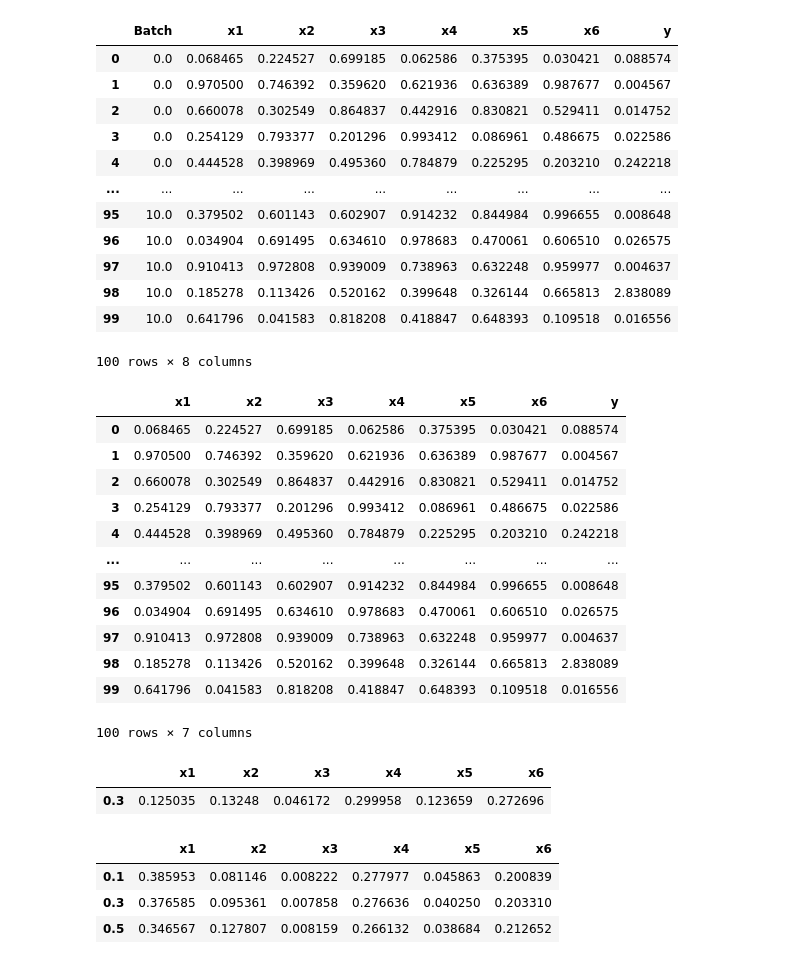
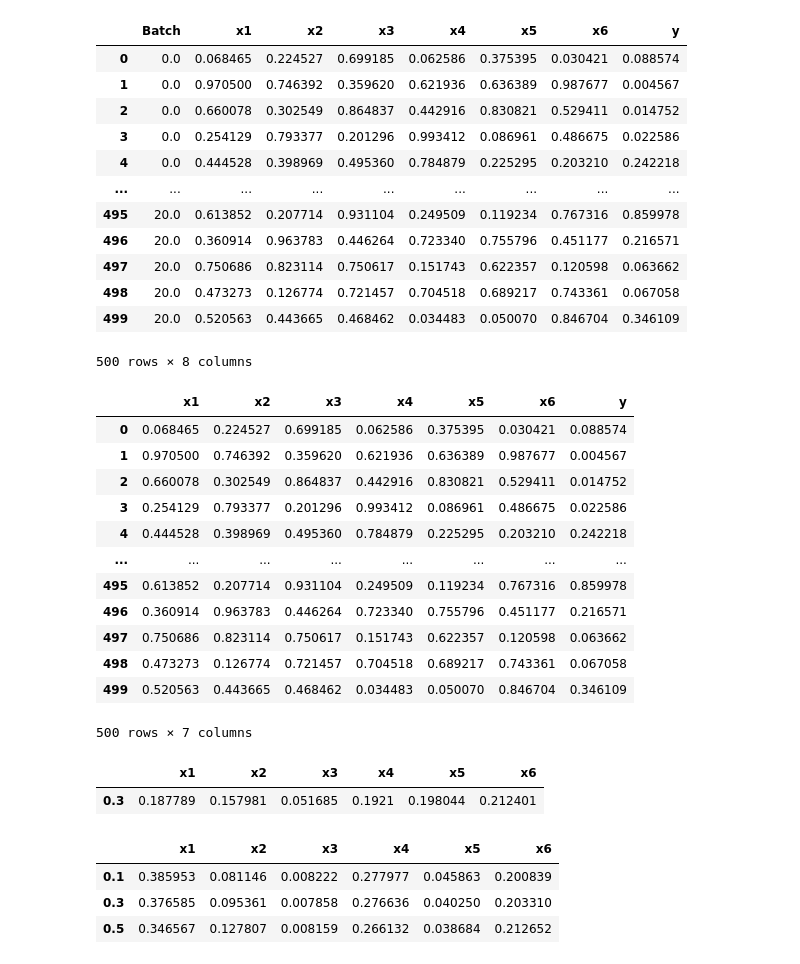
Before and after one commit to Schubydo/msc_code, a Jupyter notebook: SO_Numerical_Experiments/vars_hartmann.ipynb, the cells around one changed output. Cells and saved outputs as stored; diff of their text form; code cells hidden in the pictures.

```diff
--- a/SO_Numerical_Experiments/vars_hartmann.ipynb
+++ b/SO_Numerical_Experiments/vars_hartmann.ipynb
@@ -7,9 +7,9 @@ import seaborn as sns
 import matplotlib.pyplot as plt
 
 # Variables that determine the size of the dataset
-N_INITIAL = 50
-EPOCHS = 10
-BATCH_SIZE = 5
+N_INITIAL = 100
+EPOCHS = 20
+BATCH_SIZE = 20
 DIM = 6
 LOWER = 0
 UPPER = 1
@@ -25,40 +25,40 @@ optimizer = BayesianOptimization(fun=Hartmann(dim=DIM,negate=True),
                                  acqf_type='qUCB')
 
 x_max, y_max = optimizer.run()
 data = optimizer.get_data()
 full = optimizer.format(data, dim=DIM, n_init=N_INITIAL, batch_size=BATCH_SIZE, epochs=EPOCHS)
 display(full)
 
 vars_data = full.drop(columns=['Batch'])
 
 display(vars_data)
 vars_data.to_csv('vars_data.csv', index=False)
-h = 0.5
+h = 0.3
 experiment = DVARS(data_file = 'vars_data.csv',
                    outvarname = 'y',
                    ivars_range = h,
                    phi0=1,
                    phi_max=1e6,
                    tol = 1e-6,
                    correlation_func_type='linear',
                    report_verbose=False)
 
 experiment.run()
 display(experiment.ratios)
 # %% [output]
 |  | Batch | x1 | x2 | x3 | x4 | x5 | x6 | y |
 | 0 | 0.0 | 0.068465 | 0.224527 | 0.699185 | 0.062586 | 0.375395 | 0.030421 | 0.088574 |
 | 1 | 0.0 | 0.970500 | 0.746392 | 0.359620 | 0.621936 | 0.636389 | 0.987677 | 0.004567 |
 | 2 | 0.0 | 0.660078 | 0.302549 | 0.864837 | 0.442916 | 0.830821 | 0.529411 | 0.014752 |
 | 3 | 0.0 | 0.254129 | 0.793377 | 0.201296 | 0.993412 | 0.086961 | 0.486675 | 0.022586 |
 | 4 | 0.0 | 0.444528 | 0.398969 | 0.495360 | 0.784879 | 0.225295 | 0.203210 | 0.242218 |
 | ... | ... | ... | ... | ... | ... | ... | ... | ... |
-| 95 | 10.0 | 0.379502 | 0.601143 | 0.602907 | 0.914232 | 0.844984 | 0.996655 | 0.008648 |
-| 96 | 10.0 | 0.034904 | 0.691495 | 0.634610 | 0.978683 | 0.470061 | 0.606510 | 0.026575 |
-| 97 | 10.0 | 0.910413 | 0.972808 | 0.939009 | 0.738963 | 0.632248 | 0.959977 | 0.004637 |
-| 98 | 10.0 | 0.185278 | 0.113426 | 0.520162 | 0.399648 | 0.326144 | 0.665813 | 2.838089 |
-| 99 | 10.0 | 0.641796 | 0.041583 | 0.818208 | 0.418847 | 0.648393 | 0.109518 | 0.016556 |
+| 495 | 20.0 | 0.613852 | 0.207714 | 0.931104 | 0.249509 | 0.119234 | 0.767316 | 0.859978 |
+| 496 | 20.0 | 0.360914 | 0.963783 | 0.446264 | 0.723340 | 0.755796 | 0.451177 | 0.216571 |
+| 497 | 20.0 | 0.750686 | 0.823114 | 0.750617 | 0.151743 | 0.622357 | 0.120598 | 0.063662 |
+| 498 | 20.0 | 0.473273 | 0.126774 | 0.721457 | 0.704518 | 0.689217 | 0.743361 | 0.067058 |
+| 499 | 20.0 | 0.520563 | 0.443665 | 0.468462 | 0.034483 | 0.050070 | 0.846704 | 0.346109 |
-100 rows × 8 columns
+500 rows × 8 columns
 |  | x1 | x2 | x3 | x4 | x5 | x6 | y |
 | 0 | 0.068465 | 0.224527 | 0.699185 | 0.062586 | 0.375395 | 0.030421 | 0.088574 |
 | 1 | 0.970500 | 0.746392 | 0.359620 | 0.621936 | 0.636389 | 0.987677 | 0.004567 |
@@ -66,14 +66,14 @@ display(experiment.ratios)
 | 3 | 0.254129 | 0.793377 | 0.201296 | 0.993412 | 0.086961 | 0.486675 | 0.022586 |
 | 4 | 0.444528 | 0.398969 | 0.495360 | 0.784879 | 0.225295 | 0.203210 | 0.242218 |
 | ... | ... | ... | ... | ... | ... | ... | ... |
-| 95 | 0.379502 | 0.601143 | 0.602907 | 0.914232 | 0.844984 | 0.996655 | 0.008648 |
-| 96 | 0.034904 | 0.691495 | 0.634610 | 0.978683 | 0.470061 | 0.606510 | 0.026575 |
-| 97 | 0.910413 | 0.972808 | 0.939009 | 0.738963 | 0.632248 | 0.959977 | 0.004637 |
-| 98 | 0.185278 | 0.113426 | 0.520162 | 0.399648 | 0.326144 | 0.665813 | 2.838089 |
-| 99 | 0.641796 | 0.041583 | 0.818208 | 0.418847 | 0.648393 | 0.109518 | 0.016556 |
+| 495 | 0.613852 | 0.207714 | 0.931104 | 0.249509 | 0.119234 | 0.767316 | 0.859978 |
+| 496 | 0.360914 | 0.963783 | 0.446264 | 0.723340 | 0.755796 | 0.451177 | 0.216571 |
+| 497 | 0.750686 | 0.823114 | 0.750617 | 0.151743 | 0.622357 | 0.120598 | 0.063662 |
+| 498 | 0.473273 | 0.126774 | 0.721457 | 0.704518 | 0.689217 | 0.743361 | 0.067058 |
+| 499 | 0.520563 | 0.443665 | 0.468462 | 0.034483 | 0.050070 | 0.846704 | 0.346109 |
-100 rows × 7 columns
+500 rows × 7 columns
 |  | x1 | x2 | x3 | x4 | x5 | x6 |
-| 0.3 | 0.125035 | 0.13248 | 0.046172 | 0.299958 | 0.123659 | 0.272696 |
+| 0.3 | 0.187789 | 0.157981 | 0.051685 | 0.1921 | 0.198044 | 0.212401 |
 # %%
 import torch
 
```
Also changed, not shown: parts of 2 cells of this notebook, 2 other files.
